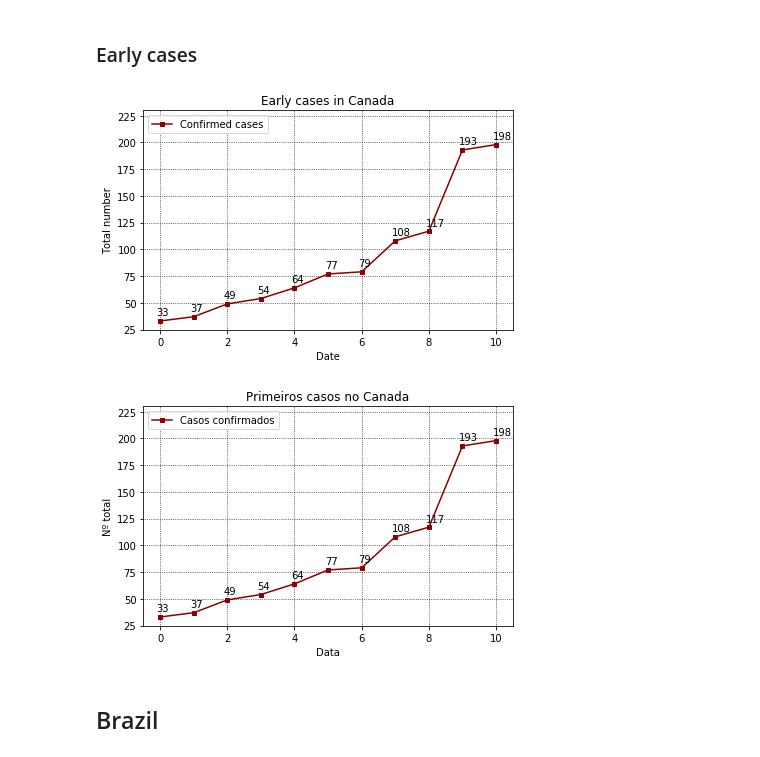
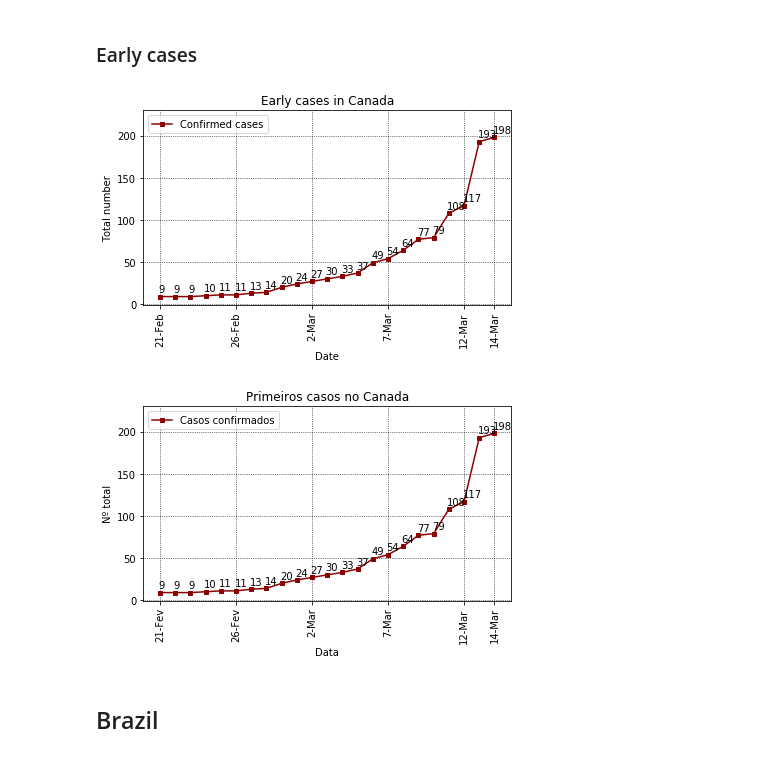
Before and after one commit to paaatcha/covid-19, a Jupyter notebook: analysis.ipynb, the cells around one changed output. Saved outputs shown, nothing was run; the diff lists cells and outputs as text; code cells hidden in the pictures.

Commit message:
fx bug on canada

```diff
--- a/analysis.ipynb
+++ b/analysis.ipynb
@@ -663,23 +663,22 @@ plot_cases (canada, "Deaths", "darkred", "Mortes no Canadá ao longo dos dias",
 # %% [markdown]
 ### Early cases
 # %%
-canada_early = canada[(brazil["Confirmed"] > 2) & (brazil["Confirmed"] < 1000)]['Confirmed']
-# ticks_pos = [0, 2, 4, 5, 6, 7, 8, 9]
-ticks_pos = None
+canada_early = canada[(canada["Confirmed"] > 8) & (canada["Confirmed"] < 1000)]['Confirmed']
+ticks_pos = [0, 5, 10, 15, 20, 22]
 
 
 # EN
 plot_cases_marked (canada_early, "darkred", "Early cases in Canada", "Confirmed cases", "Date", "Total number",
                    "figures/pt/early_cases_conf_canada.png", ticks_pos, lang="en",
                    offset_x=-0.1, offset_y=5, y_lim=230)
 
 # PT
 plot_cases_marked (canada_early, "darkred", "Primeiros casos no Canada", "Casos confirmados", "Data", "Nº total",
                    "figures/pt/prim_casos_conf_canada.png", ticks_pos, lang="pt",
                    offset_x=-0.1, offset_y=5, y_lim=230)
 # %% [output]
-[figure, old version]
+[figure, new version]
-[figure, old version]
+[figure, new version]
 # %% [markdown]
 ## Brazil
 # %% [markdown]
```
Also changed, not shown: parts of 4 cells of this notebook, 1 other file.
